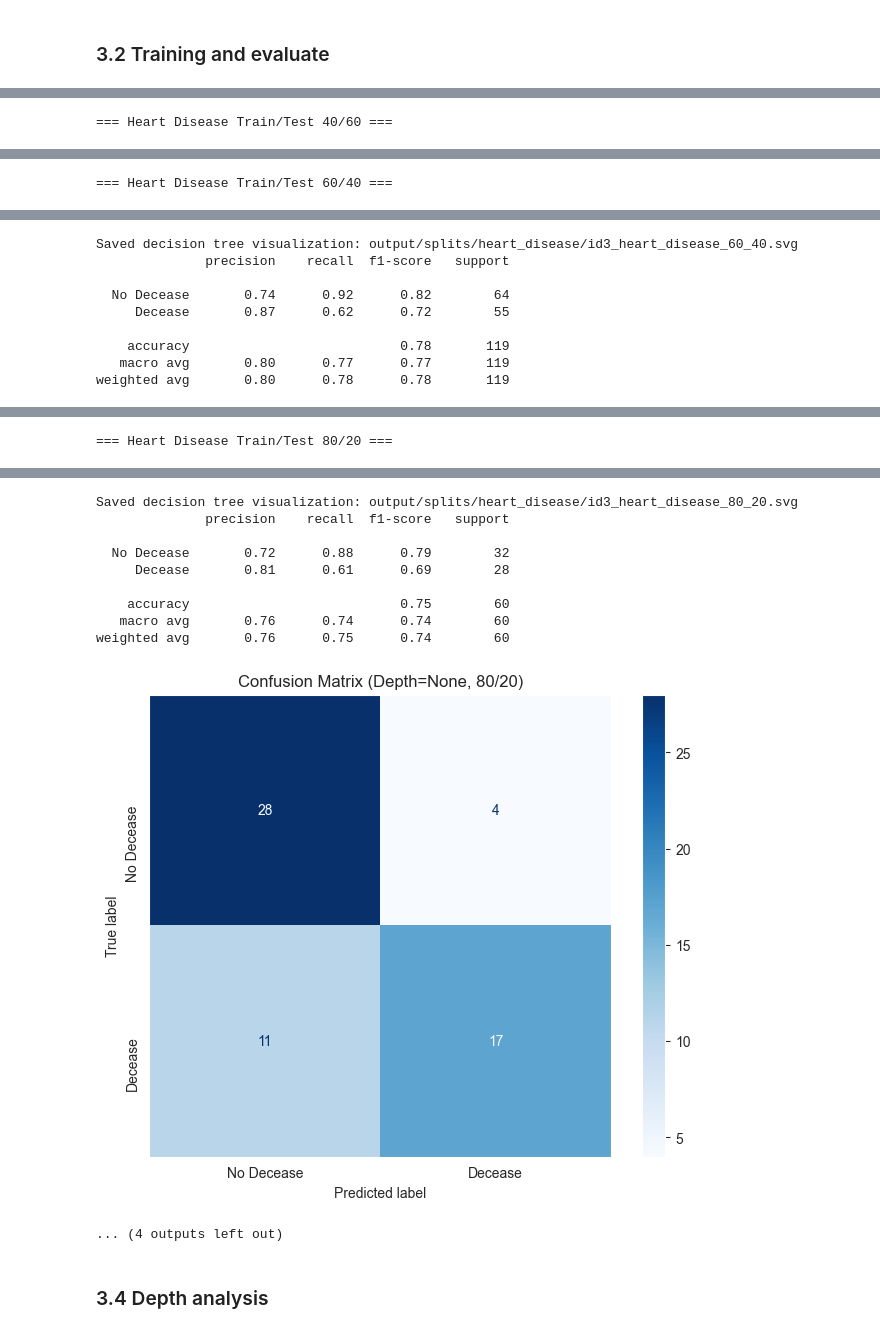
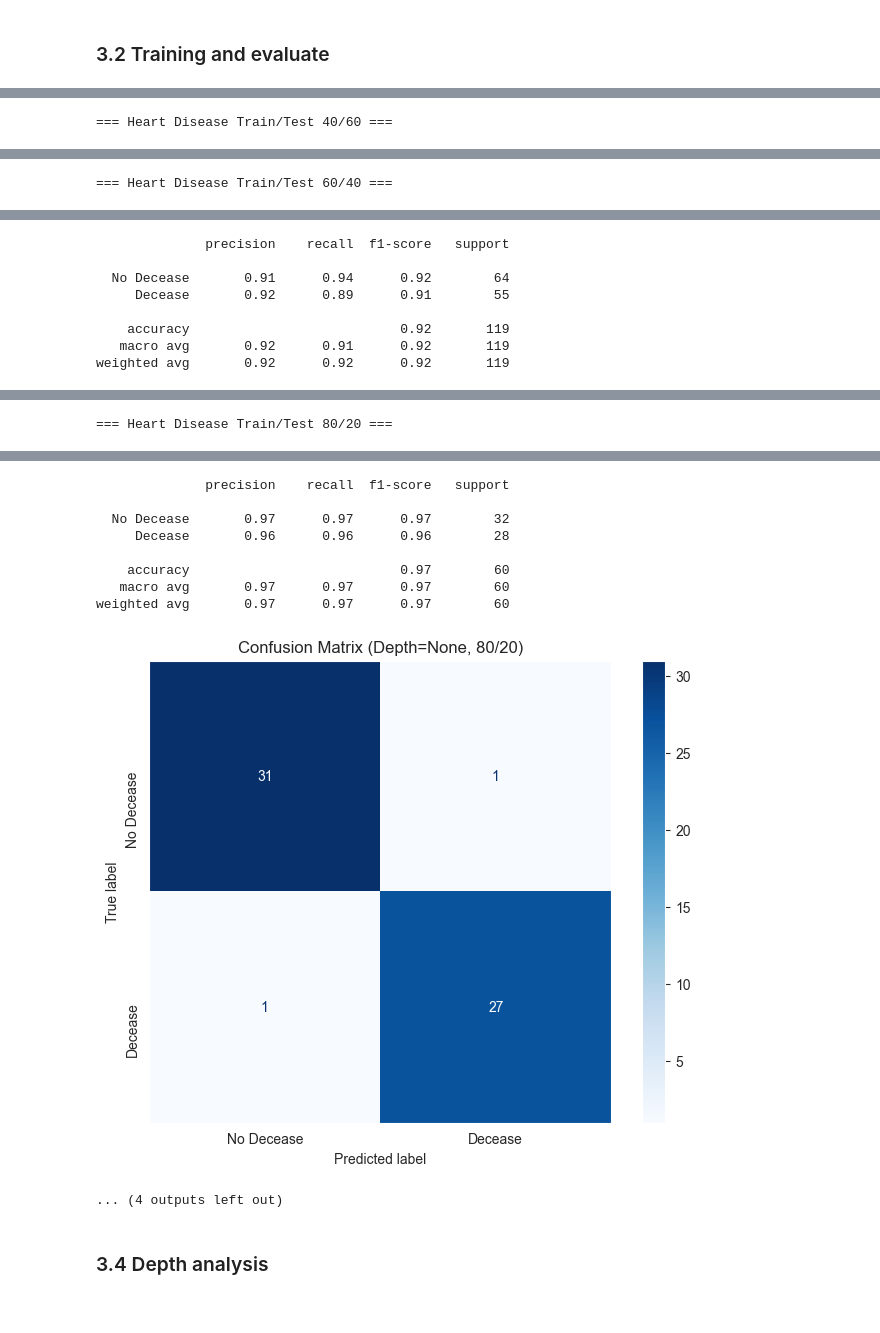
Before and after one commit to fit-k23/Decision-Tree-AI, a Jupyter notebook: heart_disease.ipynb, the cells around one changed output, grey strips where cells are left out. Saved outputs shown, nothing was run; the diff lists cells and outputs as text; code cells hidden in the pictures.

Commit message:
CHANGE: update new output

```diff
--- a/heart_disease.ipynb
+++ b/heart_disease.ipynb
@@ -180,4 +182,19 @@ def build_id3_tree(feature_train, label_train, max_depth=None) -> DecisionTreeCl
 	dtc = DecisionTreeClassifier(criterion='entropy', random_state=random_seed, max_depth=max_depth)
 	dtc.fit(feature_train, label_train) # train
 	return dtc
+
+def evaluate_id3_tree(id3, feature_test, label_test, print_data=False, file=None):
+	_label_predict = id3.predict(feature_test)
+	if print_data:
+		tee_print(classification_report(_label_test, _label_predict, target_names=class_name), file=log_file)
+		cm = confusion_matrix(_label_test, _label_predict)
+		disp = ConfusionMatrixDisplay(confusion_matrix=cm, display_labels=class_name)
+		fig, ax = plt.subplots(figsize=(8, 6))
+		disp.plot(ax=ax, cmap='Blues')
+		plt.title(f"Confusion Matrix (Depth=None, {100 - round(test_size * 100)}/{round(test_size * 100)})")
+		plt.yticks(rotation=90)
+		plt.grid(False)
+		plt.savefig(f"output/splits/{snake_cased_dataset_name}/confusion_matrix_{snake_cased_dataset_name}_{100 - round(test_size * 100)}_{round(test_size * 100)}.png", dpi=150)
+		plt.show()
+	return _label_predict
 # %% [markdown]
@@ -187,35 +204,20 @@ def build_id3_tree(feature_train, label_train, max_depth=None) -> DecisionTreeCl
 from sklearn.tree import plot_tree, export_graphviz
 from sklearn.metrics import confusion_matrix, classification_report, ConfusionMatrixDisplay
 import graphviz
+from IPython.display import SVG, display
 
-def run_all_splits():
-	with open(f"output/splits/{snake_cased_dataset_name}/log.txt", "w") as log_file:
-		for test_size in split_ratios:
-			_feature_train, _feature_test, _label_train, _label_test = dataset_splits[test_size]
-			dtc = build_id3_tree(_feature_train, _label_train)
-			# export decision tree to DOT format
-			_title = f"{dataset_name} Train/Test {100 - round(test_size * 100)}/{round(test_size * 100)}"
-			_dot_data = export_graphviz(dtc, feature_names=_feature_train.columns, class_names=class_name, filled=True, rounded=True, special_characters=True).replace('\n', f'\nlabel="{_title}"; labelloc=top; fontsize=20;\n', 1)
-			_graph = graphviz.Source(_dot_data, format="svg")
-			tee_print(f"=== {dataset_name} Train/Test {100 - round(test_size * 100)}/{round(test_size * 100)} ===", file=log_file)
-			display(_graph)
+with open(f"output/splits/{snake_cased_dataset_name}/log.txt", "w") as log_file:
+	for test_size in split_ratios:
+		_feature_train, _feature_test, _label_train, _label_test = dataset_splits[test_size]
+		dtc = build_id3_tree(_feature_train, _label_train)
+		# export decision tree to DOT format
+		_title = f"{dataset_name} Train/Test {100 - round(test_size * 100)}/{round(test_size * 100)}"
+		_dot_data = export_graphviz(dtc, feature_names=_feature_train.columns, class_names=class_name, filled=True, rounded=True, special_characters=True).replace('\n', f'\nlabel="{_title}"; labelloc=top; fontsize=20;\n', 1)
+		_graph = graphviz.Source(_dot_data, format="svg")
+		tee_print(f"=== {dataset_name} Train/Test {100 - round(test_size * 100)}/{round(test_size * 100)} ===", file=log_file)
+		display(_graph)
 
-			_output_file = f"output/splits/{snake_cased_dataset_name}/id3_{snake_cased_dataset_name}_{100 - round(test_size * 100)}_{round(test_size * 100)}"
-			_graph.render(_output_file, cleanup=True, directory=".")
-			tee_print(f"Saved decision tree visualization: {_output_file}.svg", file=log_file)
-			_label_predict = dtc.predict(_feature_test) # predict the label of feature_test based on the tree
-			tee_print(classification_report(_label_test, _label_predict, target_names=["No Decease", "Decease"]), file=log_file)
-
-			cm = confusion_matrix(_label_test, _label_predict)
-			disp = ConfusionMatrixDisplay(confusion_matrix=cm, display_labels=class_name)
-			fig, ax = plt.subplots(figsize=(8, 6))
-			disp.plot(ax=ax, cmap='Blues')
-			plt.title(f"Confusion Matrix (Depth=None, {100 - round(test_size * 100)}/{round(test_size * 100)})")
-			plt.yticks(rotation=90)
-			plt.grid(False)
-			plt.savefig(f"output/splits/{snake_cased_dataset_name}/confusion_matrix_{snake_cased_dataset_name}_{100 - round(test_size * 100)}_{round(test_size * 100)}.png", dpi=150)
-			plt.show()
-run_all_splits()
+		evaluate_id3_tree(result_id3s[test_size], _feature_test, _label_test, True, log_file)
 # %% [output]
 === Heart Disease Train/Test 40/60 ===
 [drawing not drawn]
@@ -232,11 +233,10 @@ weighted avg       0.74      0.73      0.73       179
 === Heart Disease Train/Test 60/40 ===
 [drawing not drawn]
-Saved decision tree visualization: output/splits/heart_disease/id3_heart_disease_60_40.svg
               precision    recall  f1-score   support
 
-  No Decease       0.74      0.92      0.82        64
-     Decease       0.87      0.62      0.72        55
+  No Decease       0.91      0.94      0.92        64
+     Decease       0.92      0.89      0.91        55
 
-    accuracy                           0.78       119
-   macro avg       0.80      0.77      0.77       119
-weighted avg       0.80      0.78      0.78       119
+    accuracy                           0.92       119
+   macro avg       0.92      0.91      0.92       119
+weighted avg       0.92      0.92      0.92       119
@@ -244,15 +244,14 @@ weighted avg       0.80      0.78      0.78       119
 === Heart Disease Train/Test 80/20 ===
 [drawing not drawn]
-Saved decision tree visualization: output/splits/heart_disease/id3_heart_disease_80_20.svg
               precision    recall  f1-score   support
 
-  No Decease       0.72      0.88      0.79        32
-     Decease       0.81      0.61      0.69        28
+  No Decease       0.97      0.97      0.97        32
+     Decease       0.96      0.96      0.96        28
 
-    accuracy                           0.75        60
-   macro avg       0.76      0.74      0.74        60
-weighted avg       0.76      0.75      0.74        60
+    accuracy                           0.97        60
+   macro avg       0.97      0.97      0.97        60
+weighted avg       0.97      0.97      0.97        60
-[figure, old version]
+[figure, new version]
 ... (4 outputs left out)
 # %% [markdown]
 ### 3.4 Depth analysis
```
Also changed, not shown: parts of 7 cells of this notebook, 18 other files.
